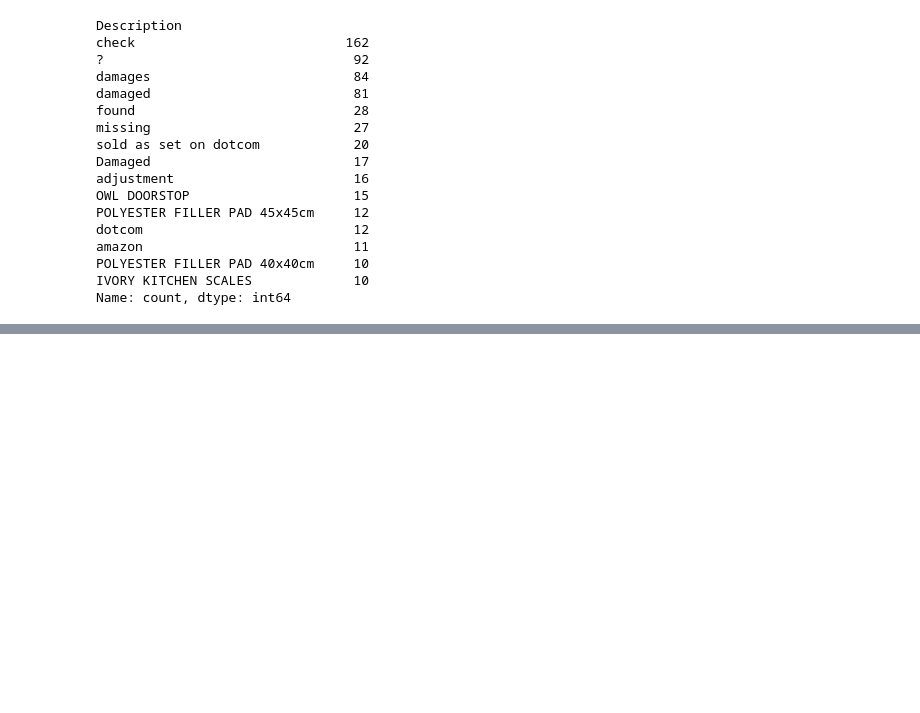
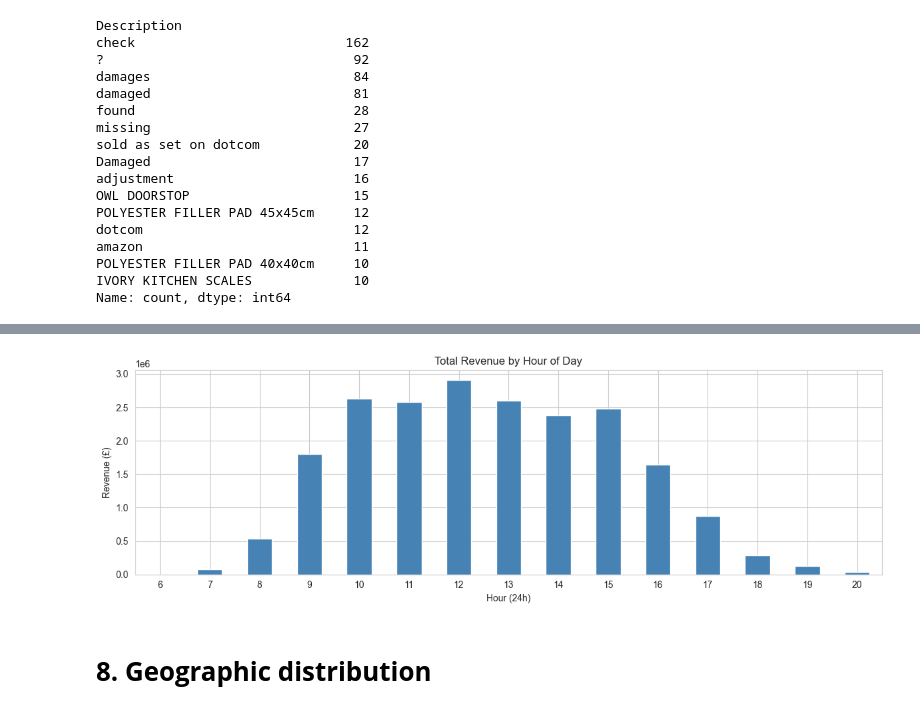
Before and after one commit to JomarHAN/ML-UCI-Online-Retail-II, a Jupyter notebook: notebooks/01_EDA.ipynb, the cells around one changed output, grey strips where cells are left out. Saved outputs shown, nothing was run; the diff lists cells and outputs as text; code cells hidden in the pictures; blank space fills up the shorter version.

```diff
--- a/notebooks/01_EDA.ipynb
+++ b/notebooks/01_EDA.ipynb
@@ -166,0 +281,17 @@ Name: count, dtype: int64
+# %%
+# Hour-of-day pattern - when do people shop?
+view['Hour'] = view['InvoiceDate'].dt.hour
+hour_revenue = view.groupby('Hour')['Revenue'].sum()
+
+fig, ax = plt.subplots(figsize=(12,4))
+hour_revenue.plot(kind='bar', ax=ax, color='steelblue')
+ax.set_title('Total Revenue by Hour of Day')
+ax.set_ylabel('Revenue (£)')
+ax.set_xlabel('Hour (24h)')
+plt.xticks(rotation=0)
+plt.tight_layout()
+plt.show()
+# %% [output]
+[figure, added]
+# %% [markdown]
+# **8. Geographic distribution**
```
Also changed, not shown: parts of 28 cells of this notebook.
